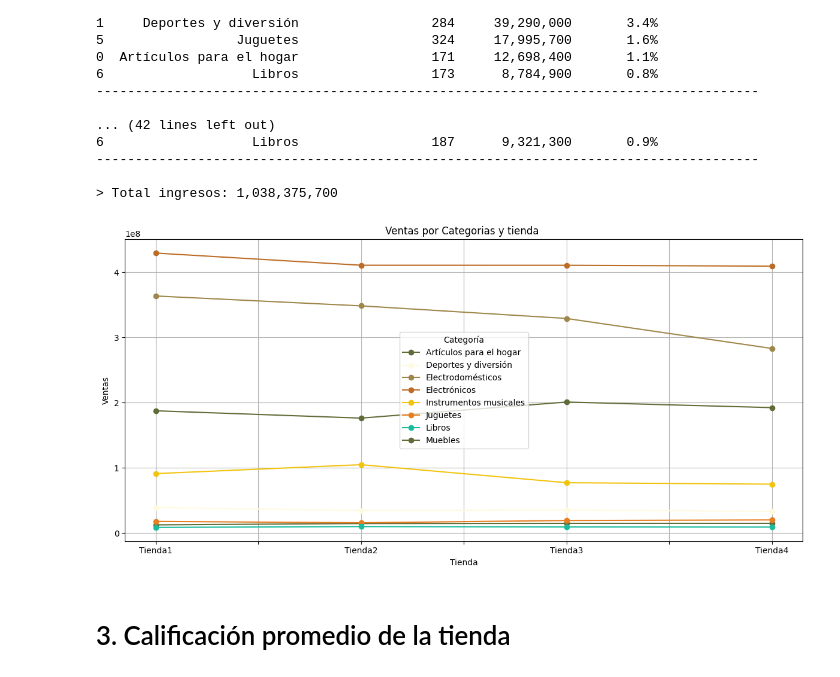
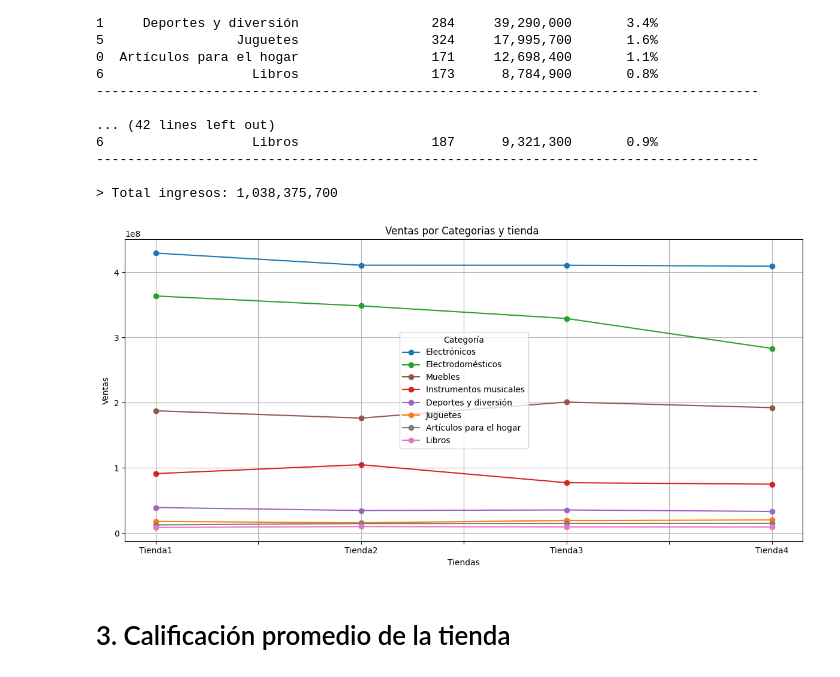
Before and after one commit to MyAppsTest/AnalisisTiendasDonJuan, a Jupyter notebook: AluraStoreLatam.ipynb, the cells around one changed output. Saved outputs shown, nothing was run; the diff lists cells and outputs as text; code cells hidden in the pictures.

```diff
--- a/AluraStoreLatam.ipynb
+++ b/AluraStoreLatam.ipynb
@@ -175,30 +225,32 @@ print(f"\033[31m>\033[0m Total ingresos: {total_tienda:,.0f} ")
 # %%
 #GRAFICA
 import matplotlib.pyplot as plt
 
-colores = ['#606C38', '#FEFAE0', '#9F874B', '#BC6C25', '#f1c40f', '#e67e22', '#1abc9c']
+colores = ['#1B78B3', '#2BA129', '#92564B', '#D32525', '#9866C3', '#FE7C0B', '#7E7E7E', '#EB74C3']
 
 tienda['tienda']="Tienda1"
 tienda2['tienda']="Tienda2"
 tienda3['tienda']="Tienda3"
 tienda4['tienda']="Tienda4"
 
 tiendas_juan=pd.concat([tienda, tienda2, tienda3, tienda4], ignore_index=True)
 ventas_por_tienda=tiendas_juan.groupby(['Categoría del Producto', 'tienda']).agg({'Precio':'sum'}).reset_index()
 ventas_por_tienda.columns = ["Categoría del Producto","tienda","Precio"]
-dt = ventas_por_tienda.pivot(index='tienda', columns='Categoría del Producto', values='Precio')
-dt.plot(kind='line', marker='o', figsize=(12, 6), color=colores)
-
+ventas_por_tienda=ventas_por_tienda.sort_values(by=['tienda','Precio'], ascending=[True,True])
+orden_metodos = ventas_por_tienda.groupby('Categoría del Producto')['Precio'].sum().sort_values(ascending=False).index.tolist()
+df_pivot = ventas_por_tienda.pivot(index='tienda', columns='Categoría del Producto', values='Precio')
+df_pivot = df_pivot[orden_metodos]
+df_pivot.plot(kind='line', marker='o', figsize=(12, 6), color=colores)
 plt.title("Ventas por Categorias y tienda ")
-plt.xlabel("Tienda")
+plt.xlabel("Tiendas")
 plt.ylabel("Ventas")
 plt.xticks(rotation=0)
 plt.legend(title="Categoría")
 plt.grid(True)
 plt.tight_layout()
 plt.show()
 # %% [output]
-[figure, old version]
+[figure, new version]
 # %% [markdown]
 # 3. Calificación promedio de la tienda
 # %%
```
Also changed, not shown: parts of 3 cells of this notebook.
